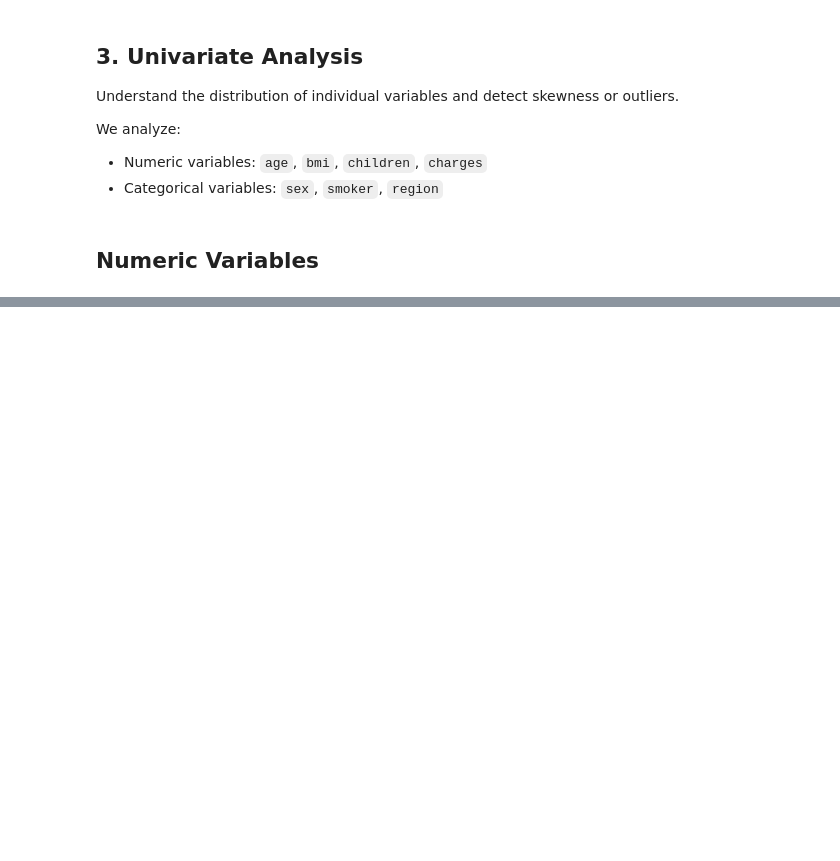
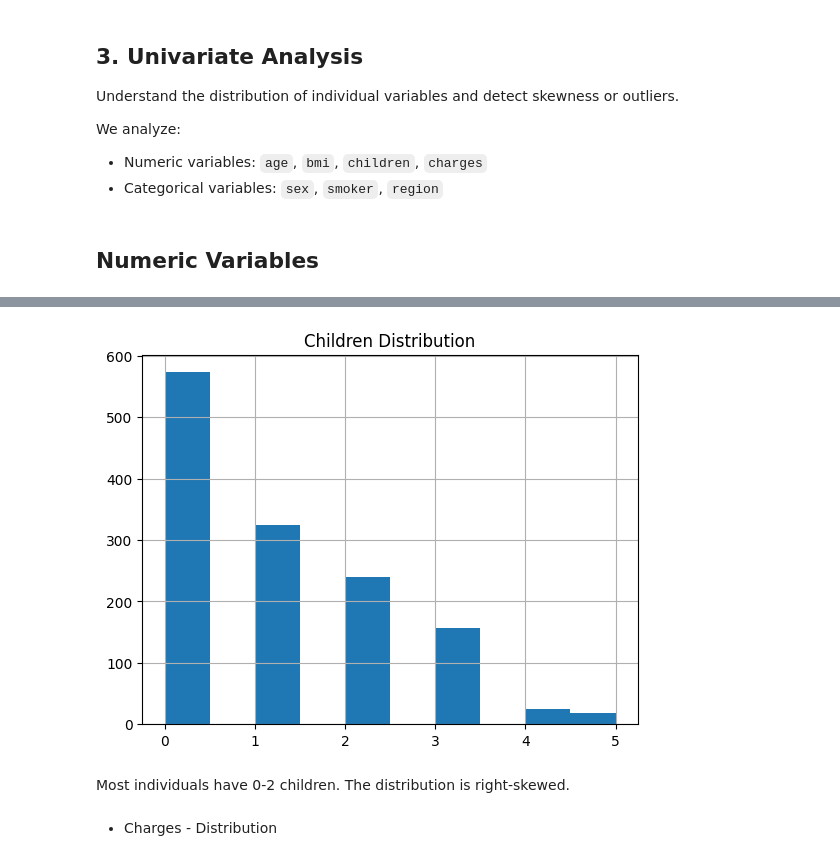
Before and after one commit to MKlim22/insurance-cost-analysis, a Jupyter notebook: notebooks/02_eda.ipynb, the cells around one changed output, grey strips where cells are left out. Saved outputs shown, nothing was run; the diff lists cells and outputs as text; code cells hidden in the pictures; blank space fills up the shorter version.

```diff
--- a/notebooks/02_eda.ipynb
+++ b/notebooks/02_eda.ipynb
@@ -103,0 +124,10 @@ ImportError: matplotlib is required for plotting when the default backend "matpl
+# %%
+df["children"].hist()
+plt.title("Children Distribution")
+plt.show()
+# %% [output]
+[figure, added]
+# %% [markdown]
+Most individuals have 0-2 children. The distribution is right-skewed.
+# %% [markdown]
+- Charges - Distribution
```
Also changed, not shown: parts of 41 cells of this notebook.
